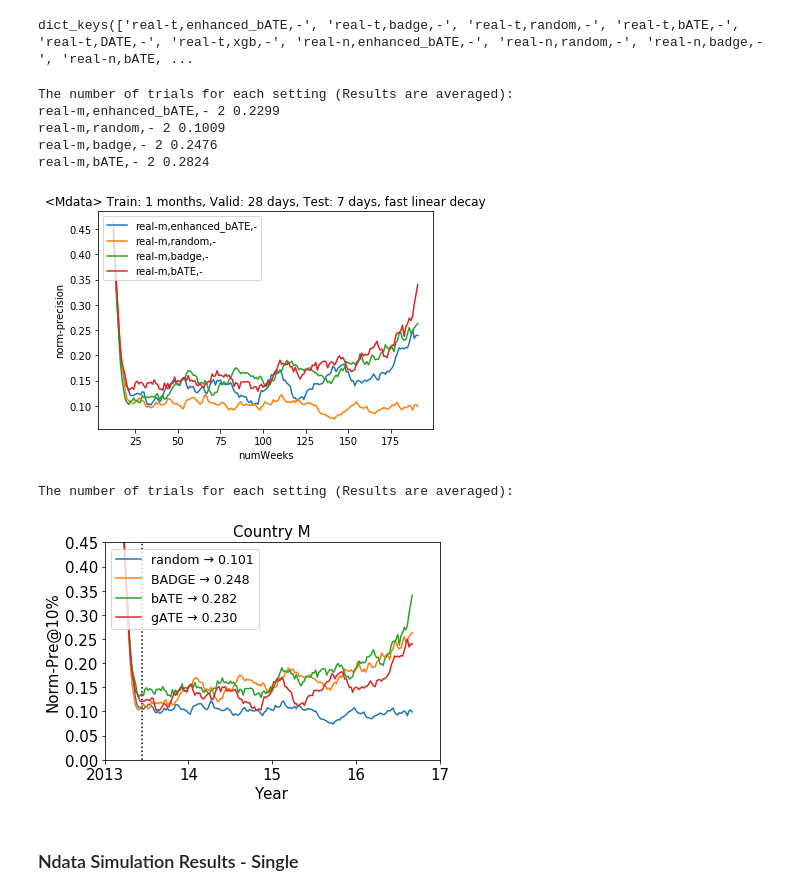
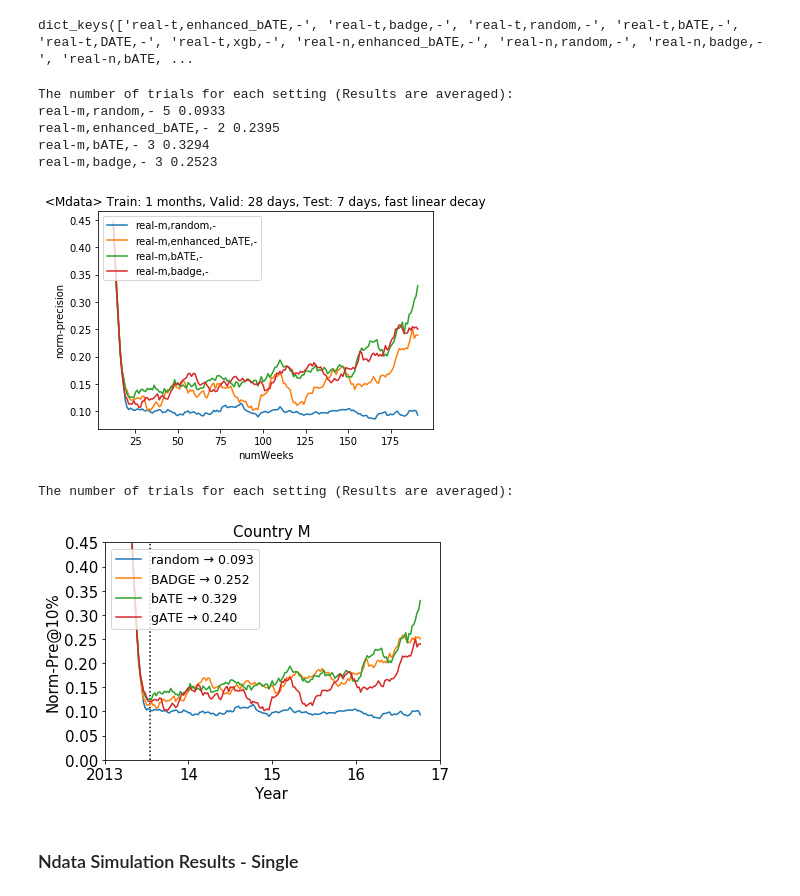
Before and after one commit to Seondong/Customs-Fraud-Detection, a Jupyter notebook: analysis/analysis-copy-precision.ipynb, the cells around one changed output. Saved outputs shown, nothing was run; the diff lists cells and outputs as text; code cells hidden in the pictures.

```diff
--- a/analysis/analysis-copy-precision.ipynb
+++ b/analysis/analysis-copy-precision.ipynb
@@ -38,10 +38,10 @@ for i in range(1,num_logs+1):
         df = pd.read_csv(list2[-i])
         var = 'norm-precision'
         rolling_mean7 = df[var].rolling(window=7).mean()
-        rolling_mean14 = df[var].rolling(window=13).mean()
+        rolling_mean13 = df[var].rolling(window=13).mean()
         filename = list2[-i][list2[-i].index('16'):list2[-i].index('16')+10]
         info = ','.join(list(df[['data', 'sampling', 'subsamplings']].iloc[0]))
-        full_results[info].append(rolling_mean14)
+        full_results[info].append(rolling_mean13)
         count += 1
 
 # Draw individual figures
@@ -49,7 +49,7 @@ for i in range(1,num_logs+1):
 #         plt.title(info+','+filename)
 #         plt.plot(df['numWeek'], df[var], color='skyblue', label='Weekly')
 #         plt.plot(df['numWeek'], rolling_mean7, color='teal', label='MA (7 weeks)')
-#         plt.plot(df['numWeek'], rolling_mean14, color='blue', label='MA (14 weeks)')
+#         plt.plot(df['numWeek'], rolling_mean13, color='blue', label='MA (14 weeks)')
 #         plt.legend(loc='upper left')
 #         plt.ylabel(var)
 #         plt.xlabel('numWeeks')
@@ -401,10 +432,10 @@ for i in range(1,num_logs+1):
         df = pd.read_csv(list2[-i])
         var = 'norm-precision'
         rolling_mean7 = df[var].rolling(window=7).mean()
-        rolling_mean26 = df[var].rolling(window=13).mean()
+        rolling_mean13 = df[var].rolling(window=13).mean()
         filename = list2[-i][list2[-i].index('16'):list2[-i].index('16')+10]
         info = ','.join(list(df[['data', 'sampling', 'subsamplings']].iloc[0]))
-        full_results[info].append(rolling_mean26)
+        full_results[info].append(rolling_mean13)
         count += 1
 
 # Draw individual figures
@@ -426,0 +495,28 @@ print(count)
+# %%
+f = plt.figure()
+result_one_dataset = [key for key in full_results.keys() if 'synthetic' in key]
+print('The number of trials for each setting (Results are averaged):')
+for key in ['synthetic,random,-','synthetic,badge,-','synthetic,bATE,-','synthetic,gATE,-']:    # result_one_dataset:
+    avg_result = pd.concat([*full_results[key]], axis=1).mean(axis=1)
+    if key == 'synthetic,enhanced_bATE,-':
+        plt.plot(avg_result.index, avg_result, label='gATE → 0.103')
+    if key == 'synthetic,bATE,-':
+        plt.plot(avg_result.index, avg_result, label='bATE → 0.163')
+    if key == 'synthetic,badge,-':
+        plt.plot(avg_result.index, avg_result, label='BADGE → 0.161')
+    if key == 'synthetic,random,-':
+        plt.plot(avg_result.index, avg_result, label='random → 0.096')
+
+plt.legend(loc='lower left', fontsize=12.5)
+plt.vlines(23, 0, 1, linestyles ="dotted", colors ="k")
+plt.ylabel(var, fontsize=15)
+plt.xlabel('Year', fontsize=15)
+plt.xticks(ticks=[-5,8,21,34,47], labels=['2013', '','','', 14], fontsize=15)
+plt.yticks(fontsize=15)
+plt.title('Synthetic', fontsize=15)
+plt.ylabel('Norm-Pre@10%', fontsize=15)
+# plt.ylim(0.05,0.6)
+
+plt.show()
+plt.close()
+f.savefig("pure-exploration-s-pre.pdf", bbox_inches='tight')
@@ -433,33 +587,38 @@ dict_keys(['real-t,enhanced_bATE,-', 'real-t,badge,-', 'real-t,random,-', 'real-
 # %%
 plt.figure()
 # info = ','.join(list(df[['data', 'samplings']].iloc[0]))
 
 result_one_dataset = [key for key in full_results.keys() if 'real-m' in key]
 print('The number of trials for each setting (Results are averaged):')
 for key in result_one_dataset:
+
     avg_result = pd.concat([*full_results[key]], axis=1).mean(axis=1)
 #     print(pd.concat([*full_results[key]], axis=1))   # Check current running status: debug purpose
-    print(key, len(full_results[key]), round(np.mean(avg_result[-13:]), 4))
+    if key == 'real-m,random,-':
+        print(key, len(full_results[key]), round(np.mean(avg_result[-13:]), 4))  # for some reason, random strategy didn't performed for last few weeks.
+    else:
+        print(key, len(full_results[key]), round(np.mean(avg_result[-6:]), 4))
+
     plt.plot(avg_result.index, avg_result, label=key)
 
 # # printing test_illicit_rate
 # tir = pd.read_csv(list2[-1])['test_illicit_rate'].rolling(window=7).mean()
 # plt.plot(tir.index, tir, label='Test illicit rate (ref)')
 
 plt.title('<Mdata> Train: 1 months, Valid: 28 days, Test: 7 days, fast linear decay')
 plt.legend(loc='upper left')
 plt.ylabel(var)
 plt.xlabel('numWeeks')
 # plt.ylim(0.4, 0.6)
 plt.show()
 plt.close()
 # %% [output]
 The number of trials for each setting (Results are averaged):
-real-m,enhanced_bATE,- 2 0.2299
-real-m,random,- 2 0.1009
-real-m,badge,- 2 0.2476
-real-m,bATE,- 2 0.2824
+real-m,random,- 5 0.0933
+real-m,enhanced_bATE,- 2 0.2395
+real-m,bATE,- 3 0.3294
+real-m,badge,- 3 0.2523
-[figure, old version]
+[figure, new version]
 # %%
 f = plt.figure()
 result_one_dataset = [key for key in full_results.keys() if 'real-m' in key]
@@ -467,19 +626,19 @@ print('The number of trials for each setting (Results are averaged):')
 for key in ['real-m,random,-','real-m,badge,-','real-m,bATE,-','real-m,enhanced_bATE,-']:    # result_one_dataset:
     avg_result = pd.concat([*full_results[key]], axis=1).mean(axis=1)
     if key == 'real-m,enhanced_bATE,-':
-        plt.plot(avg_result.index, avg_result, label='gATE → 0.230')
+        plt.plot(avg_result.index, avg_result, label='gATE → 0.240')
     if key == 'real-m,bATE,-':
-        plt.plot(avg_result.index, avg_result, label='bATE → 0.282')
+        plt.plot(avg_result.index, avg_result, label='bATE → 0.329')
     if key == 'real-m,badge,-':
-        plt.plot(avg_result.index, avg_result, label='BADGE → 0.248')
+        plt.plot(avg_result.index, avg_result, label='BADGE → 0.252')
     if key == 'real-m,random,-':
-        plt.plot(avg_result.index, avg_result, label='random → 0.101')
+        plt.plot(avg_result.index, avg_result, label='random → 0.093')
 
 plt.legend(loc='upper left', fontsize=12.5)
 plt.vlines(23, 0, 1, linestyles ="dotted", colors ="k")
 plt.ylabel(var, fontsize=15)
 plt.xlabel('Year', fontsize=15)
-plt.xticks(ticks=[0,52,104,156,208], labels=['2013', 14, 15, 16,17], fontsize=15)
+plt.xticks(ticks=[-5,47,99,151,203], labels=['2013', 14, 15, 16,17], fontsize=15)
 plt.yticks(fontsize=15)
 plt.title('Country M', fontsize=15)
 plt.ylabel('Norm-Pre@10%', fontsize=15)
@@ -490,7 +649,7 @@ plt.close()
 f.savefig("pure-exploration-m-pre.pdf", bbox_inches='tight')
 # %% [output]
 The number of trials for each setting (Results are averaged):
-[figure, old version]
+[figure, new version]
 # %% [markdown]
 ### Ndata Simulation Results - Single
 # %%
```
Also changed, not shown: parts of 24 cells of this notebook, 58 other files.
